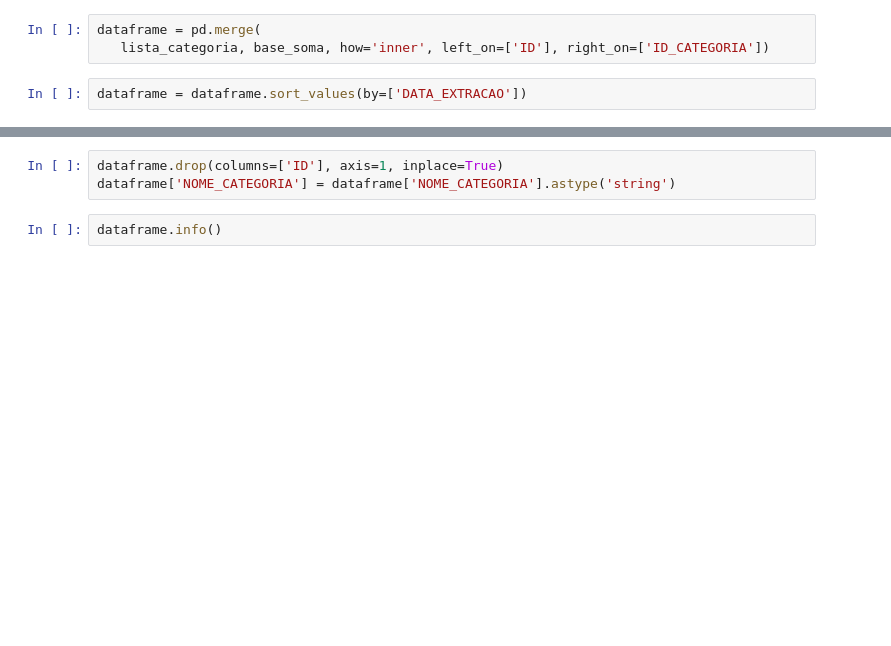
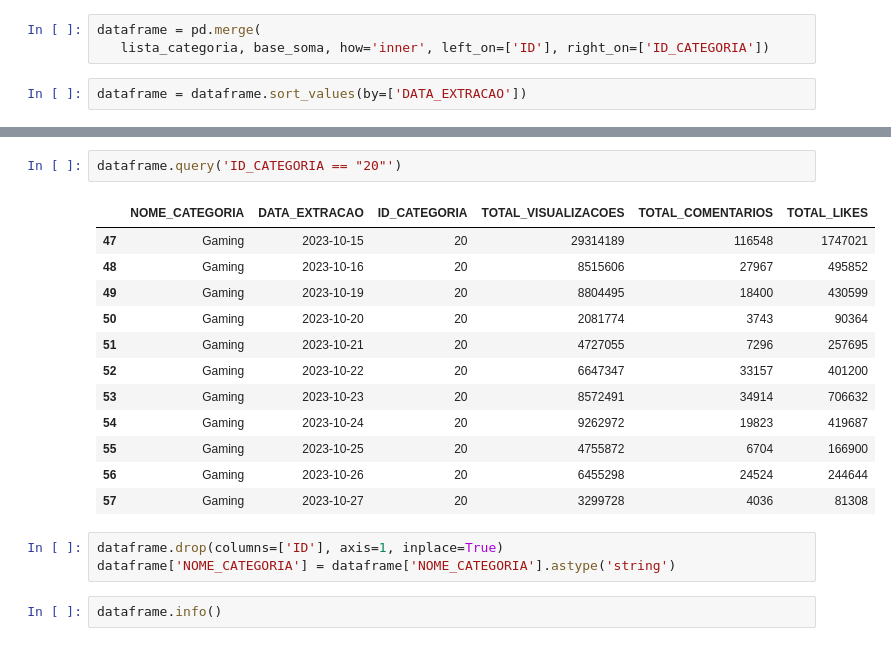
Before and after one commit to rodrigorocha1/analise_dados_youtube, a Jupyter notebook: notebooks/etl_trends.ipynb, the cells around one changed output, grey strips where cells are left out. Drawn from its saved outputs; the diff is of its cells as text; blank space fills up the shorter version.

```diff
--- a/notebooks/etl_trends.ipynb
+++ b/notebooks/etl_trends.ipynb
@@ -378,3 +400,18 @@ dataframe
+# %%
+dataframe.query('ID_CATEGORIA == "20"')
+# %% [output]
+|  | NOME_CATEGORIA | DATA_EXTRACAO | ID_CATEGORIA | TOTAL_VISUALIZACOES | TOTAL_COMENTARIOS | TOTAL_LIKES |
+| 47 | Gaming | 2023-10-15 | 20 | 29314189 | 116548 | 1747021 |
+| 48 | Gaming | 2023-10-16 | 20 | 8515606 | 27967 | 495852 |
+| 49 | Gaming | 2023-10-19 | 20 | 8804495 | 18400 | 430599 |
+| 50 | Gaming | 2023-10-20 | 20 | 2081774 | 3743 | 90364 |
+| 51 | Gaming | 2023-10-21 | 20 | 4727055 | 7296 | 257695 |
+| 52 | Gaming | 2023-10-22 | 20 | 6647347 | 33157 | 401200 |
+| 53 | Gaming | 2023-10-23 | 20 | 8572491 | 34914 | 706632 |
+| 54 | Gaming | 2023-10-24 | 20 | 9262972 | 19823 | 419687 |
+| 55 | Gaming | 2023-10-25 | 20 | 4755872 | 6704 | 166900 |
+| 56 | Gaming | 2023-10-26 | 20 | 6455298 | 24524 | 244644 |
+| 57 | Gaming | 2023-10-27 | 20 | 3299728 | 4036 | 81308 |
 # %%
 dataframe.drop(columns=['ID'], axis=1, inplace=True)
 dataframe['NOME_CATEGORIA'] = dataframe['NOME_CATEGORIA'].astype('string')
```
Also changed, not shown: parts of 3 cells of this notebook.
